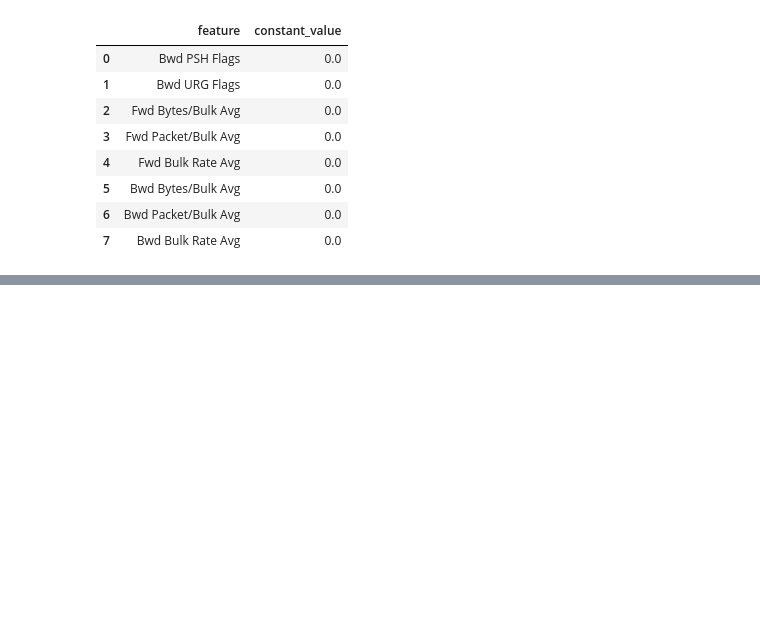
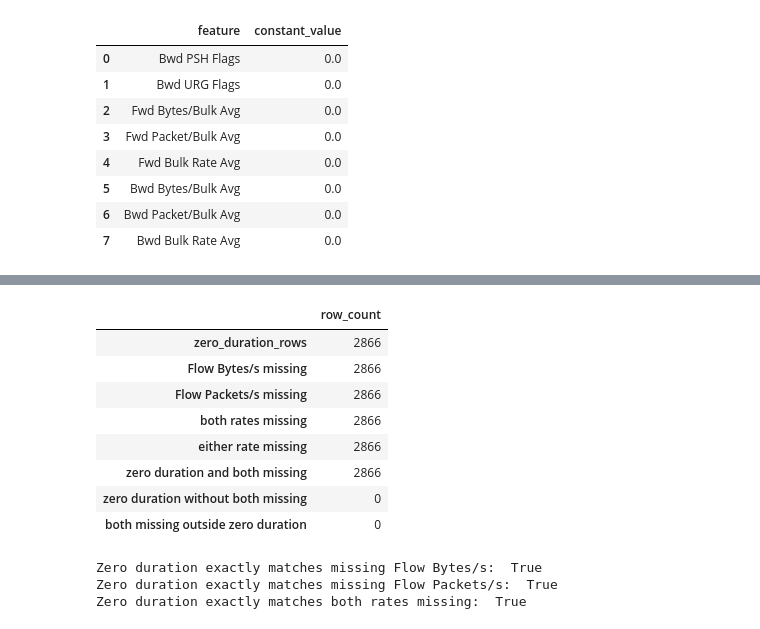
Before and after one commit to Adam-Zouari/DoS-Intrusion-Detection-System, a Jupyter notebook: ml/notebooks/01_data_exploration.ipynb, the cells around one changed output, grey strips where cells are left out. Saved outputs shown, nothing was run; the diff lists cells and outputs as text; code cells hidden in the pictures; blank space fills up the shorter version.

```diff
--- a/ml/notebooks/01_data_exploration.ipynb
+++ b/ml/notebooks/01_data_exploration.ipynb
@@ -759,0 +898,57 @@ display(redundancy_summary)
+# %%
+zero_duration_mask = df_valid["Flow Duration"].eq(0)
+flow_bytes_rate_missing_mask = df_valid["Flow Bytes/s"].isna()
+flow_packets_rate_missing_mask = df_valid["Flow Packets/s"].isna()
+both_rates_missing_mask = (
+    flow_bytes_rate_missing_mask & flow_packets_rate_missing_mask
+)
+either_rate_missing_mask = (
+    flow_bytes_rate_missing_mask | flow_packets_rate_missing_mask
+)
+
+rate_duration_comparison = pd.Series(
+    {
+        "zero_duration_rows": int(zero_duration_mask.sum()),
+        "Flow Bytes/s missing": int(flow_bytes_rate_missing_mask.sum()),
+        "Flow Packets/s missing": int(flow_packets_rate_missing_mask.sum()),
+        "both rates missing": int(both_rates_missing_mask.sum()),
+        "either rate missing": int(either_rate_missing_mask.sum()),
+        "zero duration and both missing": int(
+            (zero_duration_mask & both_rates_missing_mask).sum()
+        ),
+        "zero duration without both missing": int(
+            (zero_duration_mask & ~both_rates_missing_mask).sum()
+        ),
+        "both missing outside zero duration": int(
+            (~zero_duration_mask & both_rates_missing_mask).sum()
+        ),
+    },
+    name="row_count",
+).to_frame()
+display(rate_duration_comparison)
+
+print(
+    "Zero duration exactly matches missing Flow Bytes/s: ",
+    zero_duration_mask.equals(flow_bytes_rate_missing_mask),
+)
+print(
+    "Zero duration exactly matches missing Flow Packets/s: ",
+    zero_duration_mask.equals(flow_packets_rate_missing_mask),
+)
+print(
+    "Zero duration exactly matches both rates missing: ",
+    zero_duration_mask.equals(both_rates_missing_mask),
+)
+# %% [output]
+|  | row_count |
+| zero_duration_rows | 2866 |
+| Flow Bytes/s missing | 2866 |
+| Flow Packets/s missing | 2866 |
+| both rates missing | 2866 |
+| either rate missing | 2866 |
+| zero duration and both missing | 2866 |
+| zero duration without both missing | 0 |
+| both missing outside zero duration | 0 |
+Zero duration exactly matches missing Flow Bytes/s:  True
+Zero duration exactly matches missing Flow Packets/s:  True
+Zero duration exactly matches both rates missing:  True
```
Also changed, not shown: parts of 14 cells of this notebook, 1 other file.
